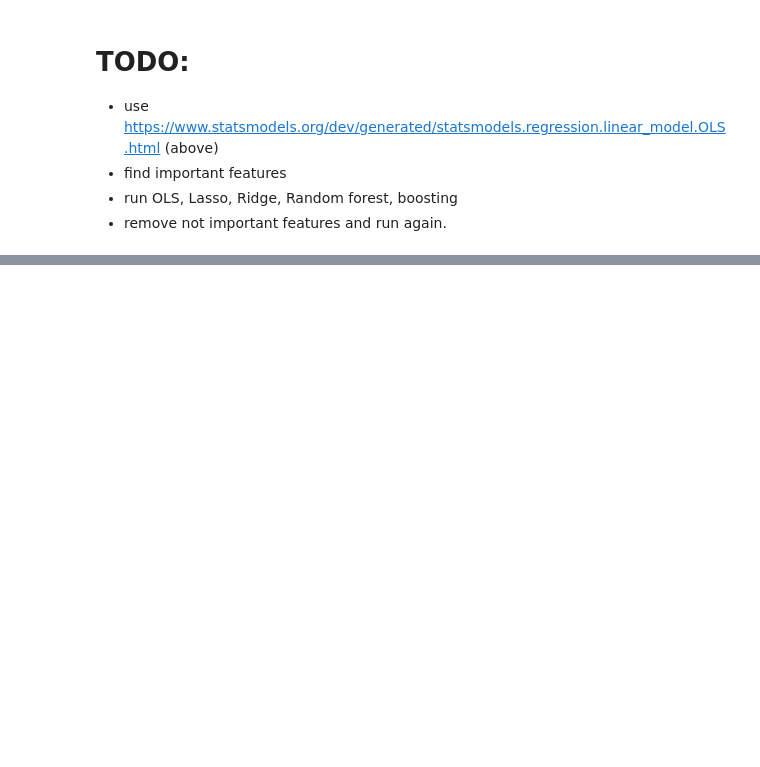
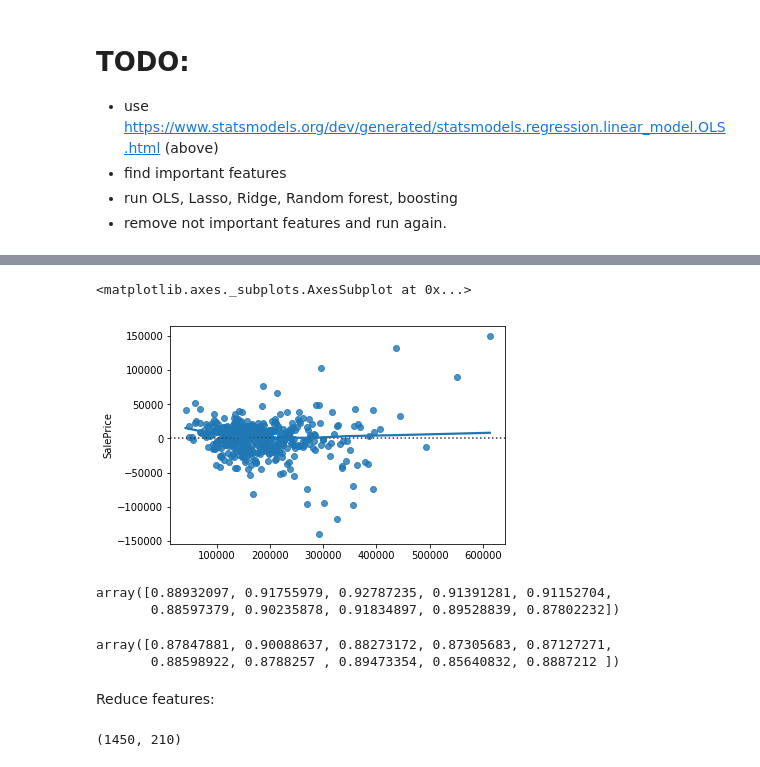
Before and after one commit to leeorn/Thinkful, a Jupyter notebook: Bootcamp/Unit 3/Capstone_project.ipynb, the cells around one changed output, grey strips where cells are left out. Cells and saved outputs as stored; diff of their text form; code cells hidden in the pictures; blank space fills up the shorter version.

```diff
--- a/Bootcamp/Unit 3/Capstone_project.ipynb
+++ b/Bootcamp/Unit 3/Capstone_project.ipynb
@@ -1058,0 +1088,24 @@ results = model.fit()
+# %%
+sns.residplot(pred, y_test, lowess=True)
+# %% [output]
+<matplotlib.axes._subplots.AxesSubplot at 0x...>
+[figure, added]
+# %%
+# Ridge
+ridge = Ridge()
+ridge_scores = cross_val_score(ridge, X, y, cv=10)
+
+ridge_scores
+# %% [output]
+array([0.88932097, 0.91755979, 0.92787235, 0.91391281, 0.91152704,
+       0.88597379, 0.90235878, 0.91834897, 0.89528839, 0.87802232])
+# %%
+# random forest
+forest = RandomForestRegressor(max_depth=30, n_estimators=50)
+
+forest_scores = cross_val_score(forest, X, y, cv=10)
+
+forest_scores
+# %% [output]
+array([0.87847881, 0.90088637, 0.88273172, 0.87305683, 0.87127271,
+       0.88598922, 0.8788257 , 0.89473354, 0.85640832, 0.8887212 ])
@@ -1058,0 +1121,17 @@ results = model.fit()
+# %% [markdown]
+Reduce features:
+# %%
+ols_p_val = results.pvalues
+to_remove = []
+idx = 0
+for val in ols_p_val:
+    if val > 0.4:
+        to_remove.append(idx)
+    idx += 1
+
+reduced_df = df_train
+reduced_df = reduced_df.drop(df_train.columns[to_remove], axis=1)
+
+reduced_df.shape
+# %% [output]
+(1450, 210)
```
Also changed, not shown: parts of 40 cells of this notebook.
